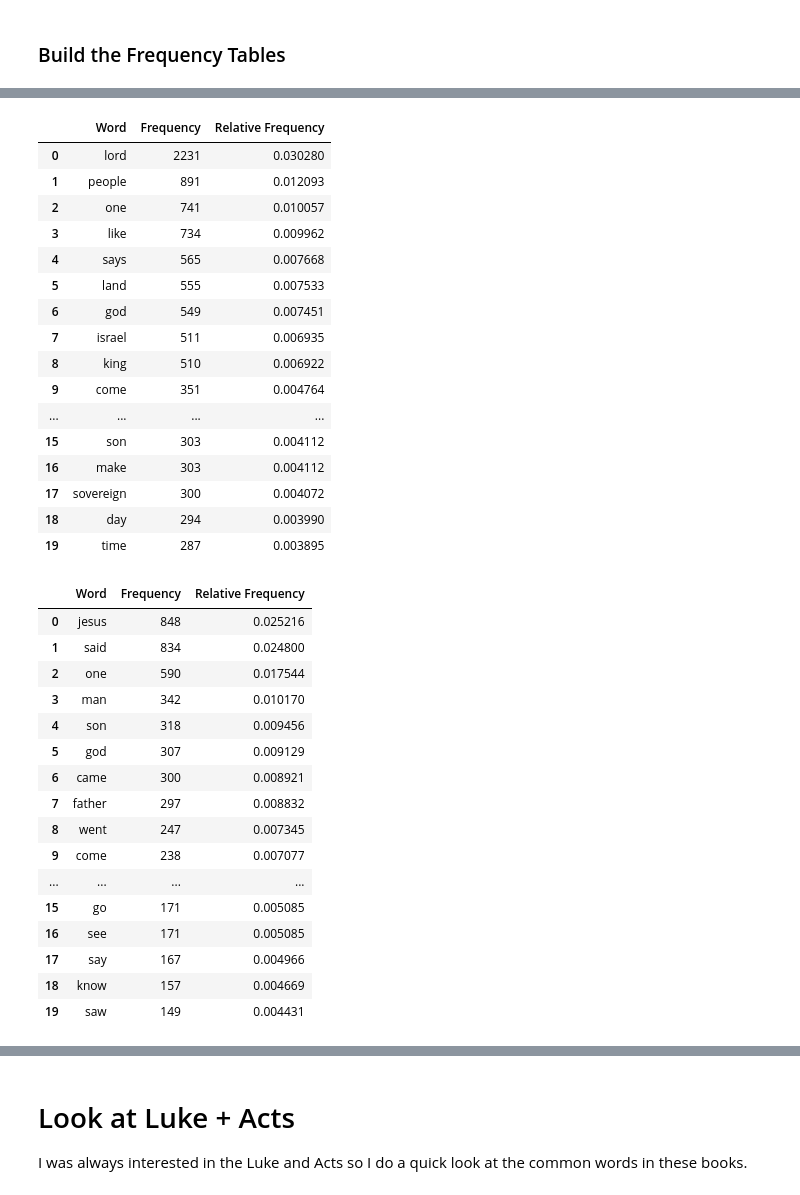
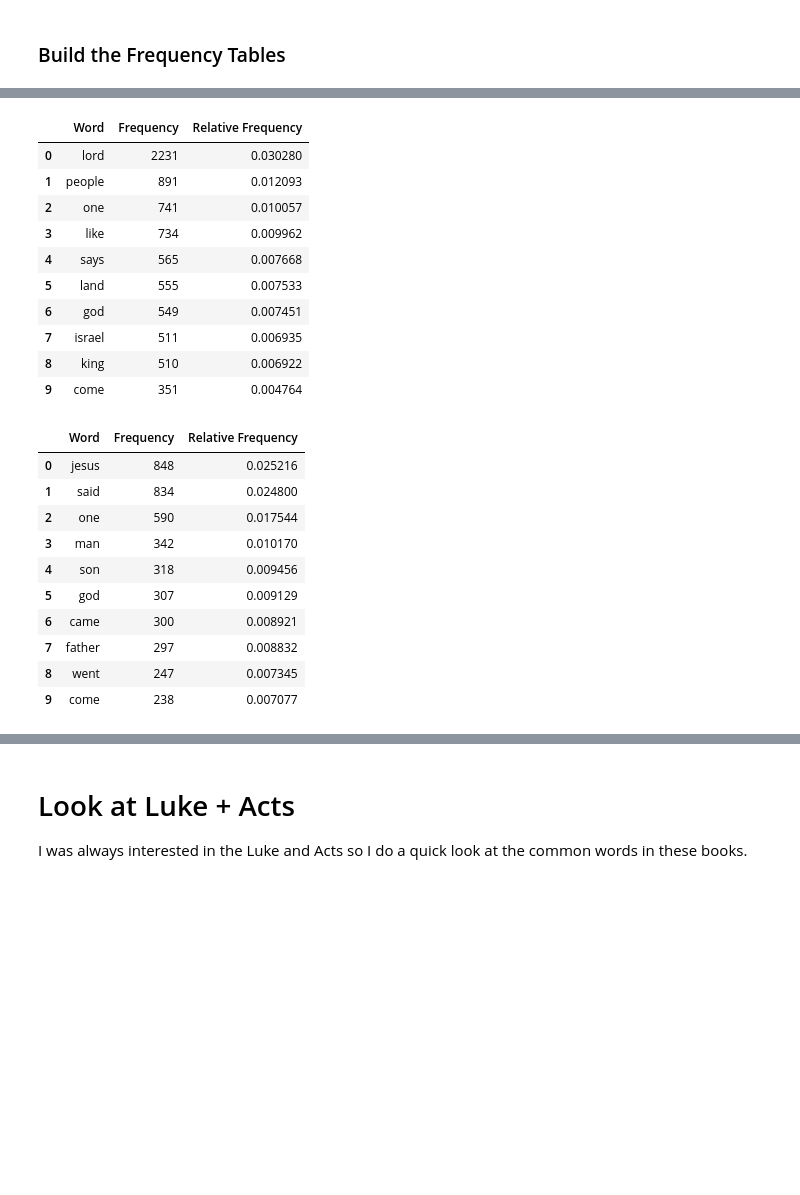
Before and after one commit to logicalschema/data620, a Jupyter notebook: Week8/Data_620_Week_8.ipynb, the cells around one changed output, grey strips where cells are left out. Drawn from its saved outputs; the diff is of its cells as text; code cells hidden in the pictures; blank space fills up the shorter version.

```diff
--- a/Week8/Data_620_Week_8.ipynb
+++ b/Week8/Data_620_Week_8.ipynb
@@ -467,24 +437,18 @@ display_side_by_side(n.head(20), p.head(20), w.head(20) )
 # %%
 # Prophecy, Gospel, Epistle
-display_side_by_side(pr.head(20), g.head(20), e.head(20) )
+display_side_by_side(pr.head(10), g.head(10), e.head(10) )
 # %% [output]
 |  | Word | Frequency | Relative Frequency |
 | 0 | lord | 2231 | 0.030280 |
 | 1 | people | 891 | 0.012093 |
 | 2 | one | 741 | 0.010057 |
 | 3 | like | 734 | 0.009962 |
 | 4 | says | 565 | 0.007668 |
 | 5 | land | 555 | 0.007533 |
 | 6 | god | 549 | 0.007451 |
 | 7 | israel | 511 | 0.006935 |
 | 8 | king | 510 | 0.006922 |
 | 9 | come | 351 | 0.004764 |
-| ... | ... | ... | ... |
-| 15 | son | 303 | 0.004112 |
-| 16 | make | 303 | 0.004112 |
-| 17 | sovereign | 300 | 0.004072 |
-| 18 | day | 294 | 0.003990 |
-| 19 | time | 287 | 0.003895 |
 |  | Word | Frequency | Relative Frequency |
 | 0 | jesus | 848 | 0.025216 |
 | 1 | said | 834 | 0.024800 |
@@ -496,12 +460,6 @@ display_side_by_side(pr.head(20), g.head(20), e.head(20) )
 | 7 | father | 297 | 0.008832 |
 | 8 | went | 247 | 0.007345 |
 | 9 | come | 238 | 0.007077 |
-| ... | ... | ... | ... |
-| 15 | go | 171 | 0.005085 |
-| 16 | see | 171 | 0.005085 |
-| 17 | say | 167 | 0.004966 |
-| 18 | know | 157 | 0.004669 |
-| 19 | saw | 149 | 0.004431 |
 |  | Word | Frequency | Relative Frequency |
 | 0 | god | 798 | 0.030951 |
 | 1 | one | 463 | 0.017958 |
```
Also changed, not shown: parts of 10 cells of this notebook.
